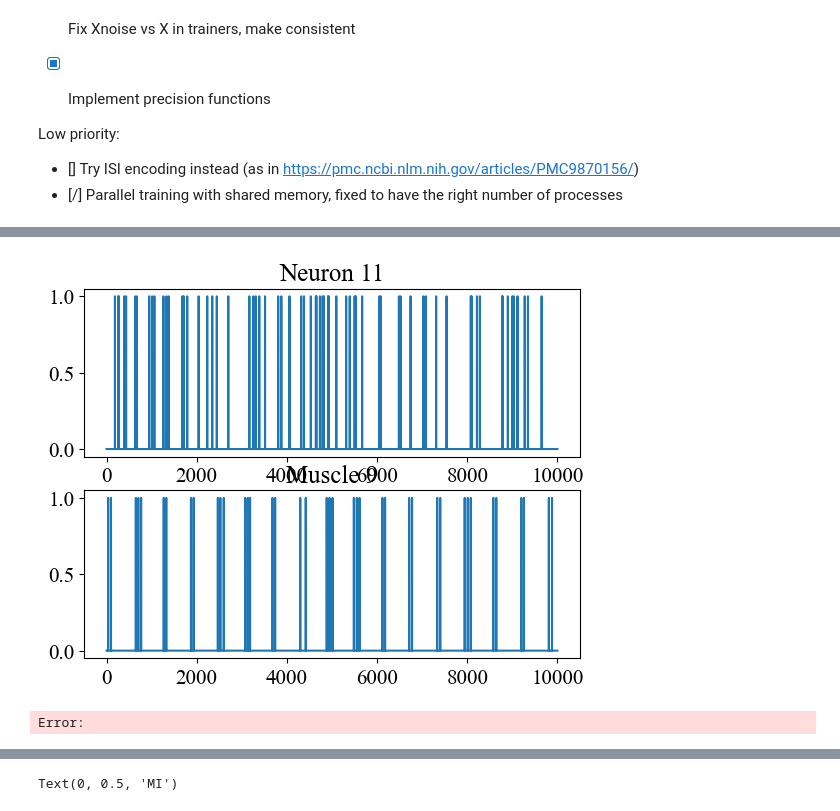
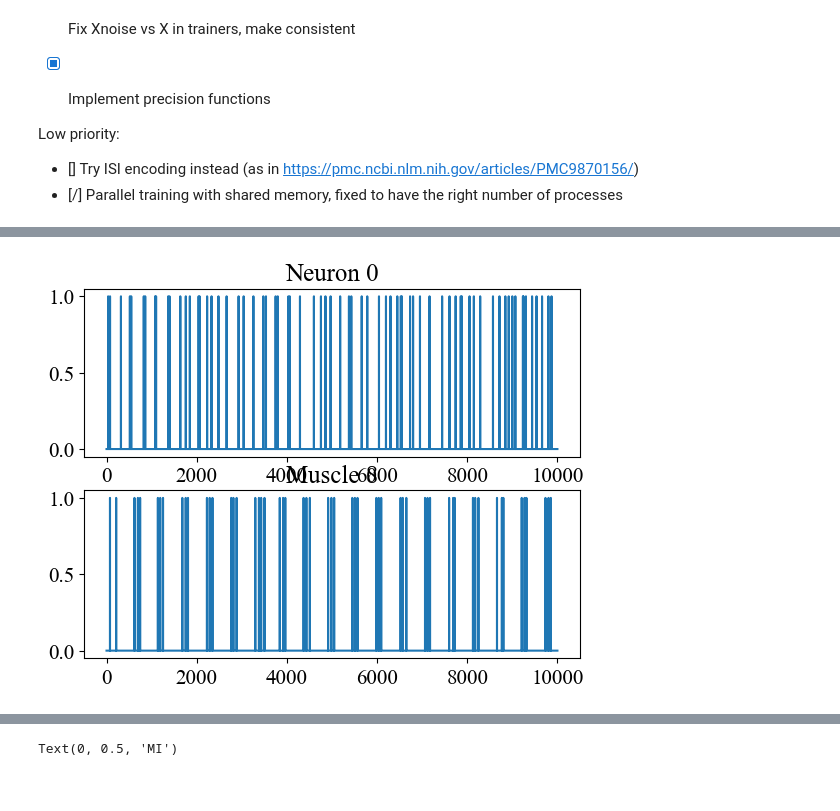
Before and after one commit to LeoJW/VNCMPanalysis, a Jupyter notebook: eslam_MI/Mothy_MI.ipynb, the cells around one changed output, grey strips where cells are left out. Drawn from its saved outputs; the diff is of its cells as text; code cells hidden in the pictures.

```diff
--- a/eslam_MI/Mothy_MI.ipynb
+++ b/eslam_MI/Mothy_MI.ipynb
@@ -137,7 +77,7 @@ RuntimeError: The expanded size of the tensor (512) must match the existing size
 # Read the data and apply some binning/downsampling
 period = 0.0001
 tic = time.time()
-X, Y, x_labels, y_labels = read_spike_data(os.path.join(data_dir, '2025-02-25_1'), period)
+X, Y, x_labels, y_labels, bout_starts = read_spike_data(os.path.join(data_dir, '2025-03-12_1'), period, neuron_label_filter=1)
 print(time.time() - tic)
 
 print(f"Neurons (X): {X.shape}")
@@ -148,6 +88,7 @@ print("Muscle Labels:", y_labels)
 # Plot sample of activity
 pl = 10000
 useneuron, usemuscle = np.random.choice(X.shape[0]), np.random.choice(Y.shape[0])
+useneuron = 0
 idx = torch.nonzero(X[useneuron,:])[0][0]
 fig, ax = plt.subplots(2, 1)
 ax[0].plot(X[useneuron,idx:idx+pl].cpu())
@@ -165,18 +106,17 @@ Muscle Labels: ['rsa', 'rdvm', 'lba', 'ldvm', 'rdlm', 'lsa', 'rax', 'lax', 'rba'
 # %%
 pl = 10000
 useneuron, usemuscle = np.random.choice(X.shape[0]), np.random.choice(Y.shape[0])
-useneuron = 11
+useneuron = 0
 idx = np.random.choice(torch.nonzero(X[useneuron,:]).cpu().flatten())
 fig, ax = plt.subplots(2, 1)
 idx = idx + 4000
 ax[0].plot(X[useneuron,idx:idx+pl].cpu())
 ax[1].plot(Y[usemuscle,idx:idx+pl].cpu())
 ax[0].set_title(f'Neuron {useneuron}')
 ax[1].set_title(f'Muscle {usemuscle}')
 fig.show()
 # %% [output]
-[figure, old version]
+[figure, new version]
-Error:
 # %%
 params = {
     # Optimizer parameters (for training)
```
Also changed, not shown: parts of 6 cells of this notebook, 3 other files.
